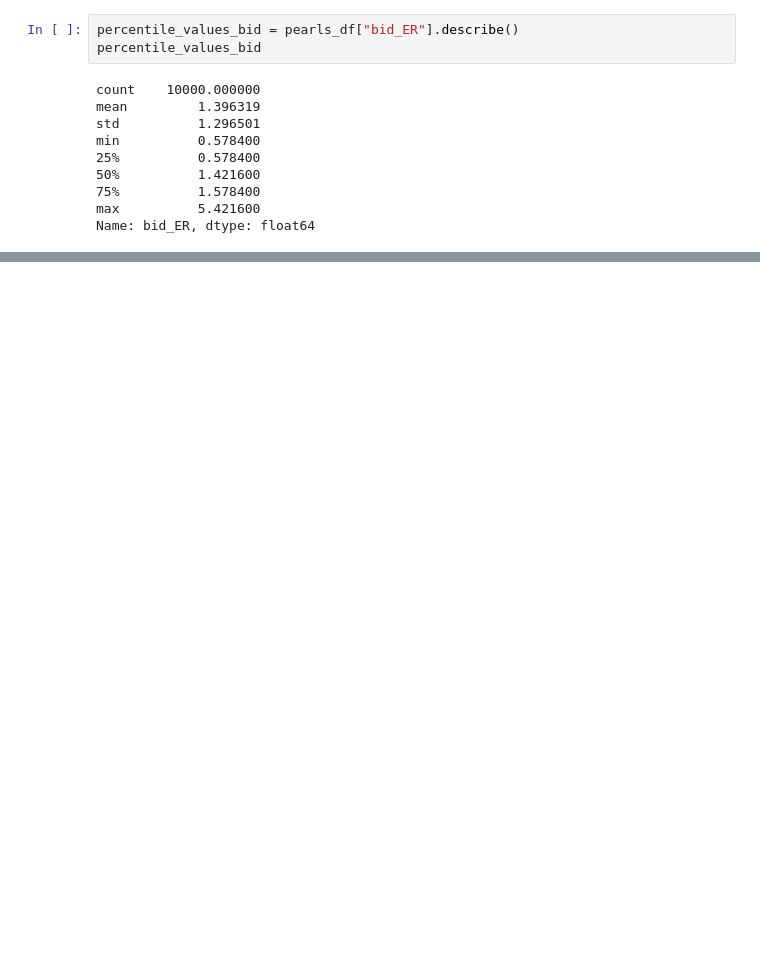
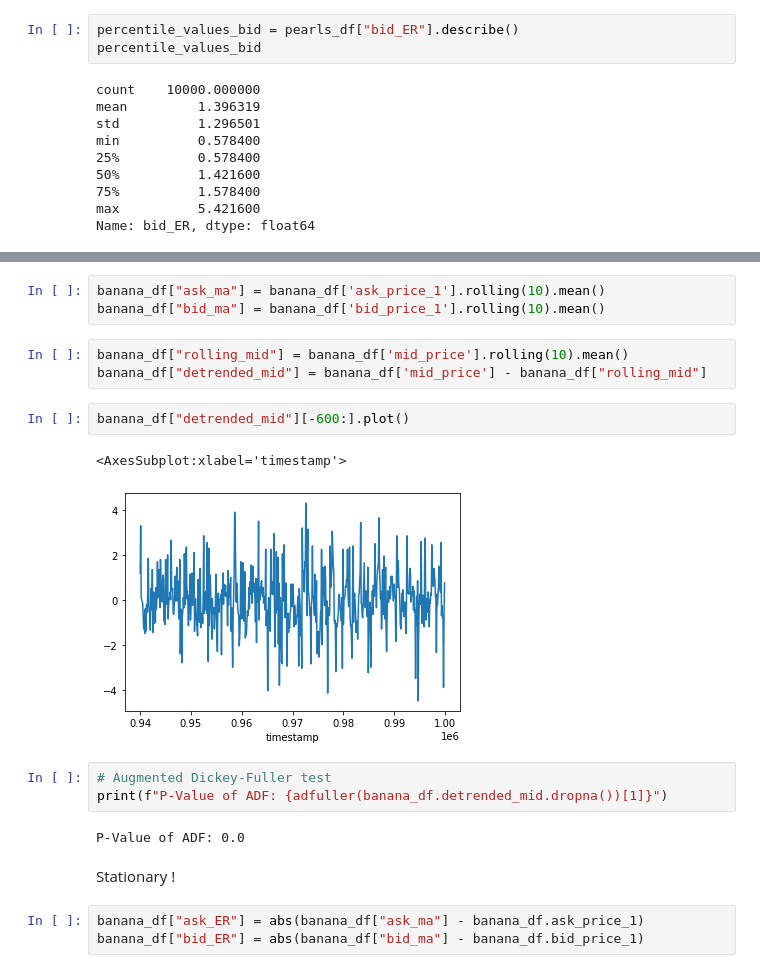
Before and after one commit to CSomers3/IMC_prosperity, a Jupyter notebook: Round_1/IMC_orderbook_analysis.ipynb, the cells around one changed output, grey strips where cells are left out. Saved outputs shown, nothing was run; the diff lists cells and outputs as text; blank space fills up the shorter version.

```diff
--- a/Round_1/IMC_orderbook_analysis.ipynb
+++ b/Round_1/IMC_orderbook_analysis.ipynb
@@ -211,0 +216,21 @@ Note we see largely the same changes in bids as we do asks
+# %%
+banana_df["ask_ma"] = banana_df['ask_price_1'].rolling(10).mean()
+banana_df["bid_ma"] = banana_df['bid_price_1'].rolling(10).mean()
+# %%
+banana_df["rolling_mid"] = banana_df['mid_price'].rolling(10).mean()
+banana_df["detrended_mid"] = banana_df['mid_price'] - banana_df["rolling_mid"]
+# %%
+banana_df["detrended_mid"][-600:].plot()
+# %% [output]
+<AxesSubplot:xlabel='timestamp'>
+[figure, added]
+# %%
+# Augmented Dickey-Fuller test
+print(f"P-Value of ADF: {adfuller(banana_df.detrended_mid.dropna())[1]}")
+# %% [output]
+P-Value of ADF: 0.0
+# %% [markdown]
+Stationary !
+# %%
+banana_df["ask_ER"] = abs(banana_df["ask_ma"] - banana_df.ask_price_1)
+banana_df["bid_ER"] = abs(banana_df["bid_ma"] - banana_df.bid_price_1)
```
Also changed, not shown: parts of 26 cells of this notebook.
